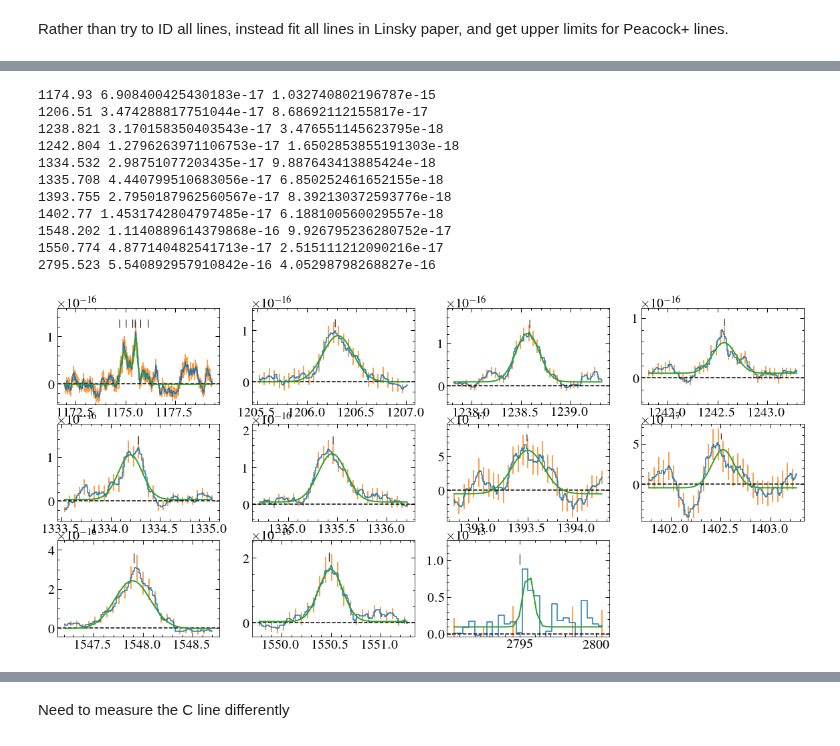
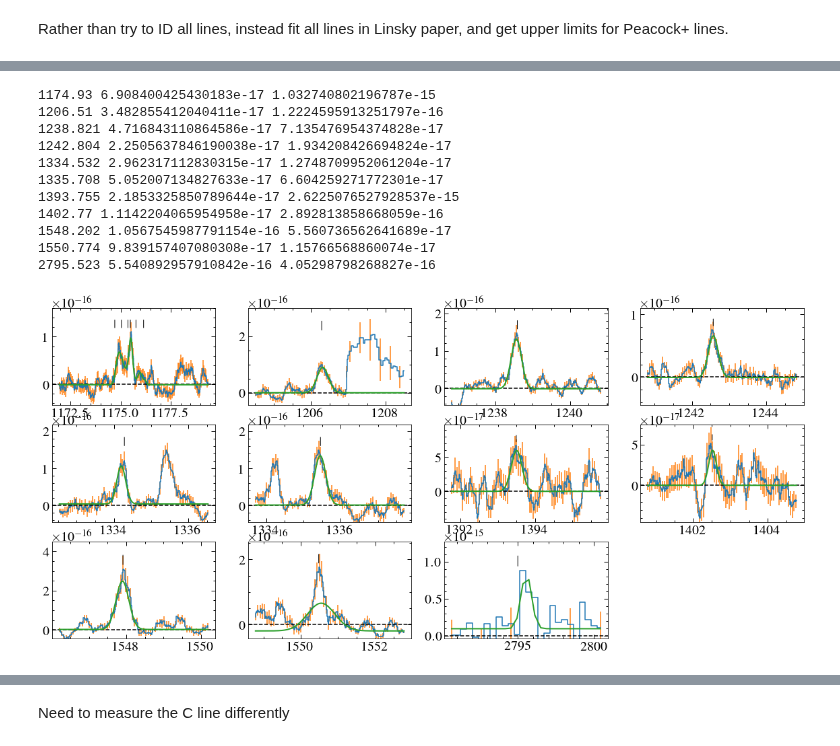
Before and after one commit to davidjwilson/SEDs, a Jupyter notebook: trappist-1/paper/line_measure.ipynb, the cells around one changed output, grey strips where cells are left out. Drawn from its saved outputs; the diff is of its cells as text; code cells hidden in the pictures.

```diff
--- a/trappist-1/paper/line_measure.ipynb
+++ b/trappist-1/paper/line_measure.ipynb
@@ -54,9 +54,9 @@ len(lines[lines > 1100])
 #t1data = Table.read('../combined/trappist-1_sed_var_res_v04.ecsv')
 t1data = Table.read('../../common/quicksaves/2MASS-J23062928-0502285_basic.ecsv')
 # %%
-w, f , e = t1data['WAVELENGTH'], t1data['FLUX'], t1data['ERROR']
+w, f , e = np.array(t1data['WAVELENGTH']), np.array(t1data['FLUX']), np.array(t1data['ERROR'])
 # %%
-cos_cut = (w > 1100) & (w < 3100)
+cos_cut = (w > 1100) & (w < 4200) #expanding to include Ca lines
 w, f, e = w[cos_cut], f[cos_cut], e[cos_cut]
 # %%
 smooth = 5
@@ -69,7 +69,7 @@ for i, line in enumerate(lines[lines > 1100]):
         f1 = convolve(f1,Box1DKernel(smooth))
         e1 = convolve(e1,Box1DKernel(smooth))/smooth**0.5
     #plt.figure(figsize=(5,5))
-    plt.subplot(10, 3, i+1)
+    plt.subplot(11, 3, i+1)
     plt.step(w1, f1, where='mid')
     dv_line = dv.to(u.AA, equivalencies=u.doppler_optical(line*u.AA))
     plt.axvline(dv_line.value, c='r', ls='--')
@@ -179,7 +181,7 @@ for i, lineset in enumerate(measured_lines):
         #if i in [5,7]:
          #   li -=0.2
         li = dv.to(u.AA, equivalencies=u.doppler_optical(li*u.AA))
-        gg_init += models.Gaussian1D(1e-16, li,0.1)
+        gg_init += models.Gaussian1D(1e-16, li.value,0.1)
     gg_fit = fitter(gg_init, w1, f1, weights = 1/e1, maxiter=1000000)
     if fitter.fit_info['param_cov'] is not None:
         fit_e = np.sqrt(np.diag(fitter.fit_info['param_cov']))
@@ -278,7 +281,7 @@ for i, lineset in enumerate(measured_lines2):
     if i ==10:
         line_mask = (w > lineset[0]-5) & (w < lineset[0]+5)
     elif len(lineset) == 1:
-        line_mask = (w > line-1) & (w < line+0.5)
+        line_mask = (w > line-2) & (w < line+2)
     else:
         line_mask = (w > lineset[0]-3) & (w < lineset[-1]+3)
     w1, f1, e1 = w[line_mask], f[line_mask], e[line_mask]
@@ -296,7 +299,7 @@ for i, lineset in enumerate(measured_lines2):
     for li in lineset:
         #if i in [5,7]:
          #   li -=0.2
-        li = dv.to(u.AA, equivalencies=u.doppler_optical(li*u.AA))
+        li = dv.to(u.AA, equivalencies=u.doppler_optical(li*u.AA)).value
 
         gg_init += models.Gaussian1D(flux_guess[i]*1e-16, li,0.1)
     if i ==10:
@@ -333,43 +336,43 @@ for i, lineset in enumerate(measured_lines2):
     flux = []
     error = []
     for j in range(len(lineset)):
 
         amp, ae = gg_fit[j+1].amplitude, fit_e[3*j+1]
         std, se = gg_fit[j+1].stddev, fit_e[3*j+2]
         if amp > 0:
             f_l, e_l = gauss_flux(amp, std, off, ae, se, oe)
             flux.append(f_l)
             error.append(e_l)
     flux = np.sum(np.array(flux))
     error = np.sum(np.array(error)**2)**0.5
     line_fluxes.append(flux)
     line_errors.append(error)
     print(line, flux, error)
 
     if i > 0:
         stds.append(gg_fit[1].stddev.value)
         amps.append(gg_fit[1].amplitude.value)
         means.append(gg_fit[1].mean.value)
         offs.append(gg_fit[0].amplitude.value)
 
 lines_table = Table([amps, means, stds, offs], names =['Amplitude', 'Mean', 'Stddev', 'Offset'])
 ascii.write(lines_table, 'emmision_lines_for.model.ecsv', format='ecsv', overwrite=True)
 
 
 #plt.tight_layout()
 # %% [output]
 1174.93 6.908400425430183e-17 1.032740802196787e-15
-1206.51 3.474288817751044e-17 8.68692112155817e-17
-1238.821 3.170158350403543e-17 3.476551145623795e-18
-1242.804 1.2796263971106753e-17 1.6502853855191303e-18
-1334.532 2.98751077203435e-17 9.887643413885424e-18
-1335.708 4.440799510683056e-17 6.850252461652155e-18
-1393.755 2.7950187962560567e-17 8.392130372593776e-18
-1402.77 1.4531742804797485e-17 6.188100560029557e-18
-1548.202 1.1140889614379868e-16 9.926795236280752e-17
-1550.774 4.877140482541713e-17 2.515111212090216e-17
+1206.51 3.482855412040411e-17 1.2224595913251797e-16
+1238.821 4.716843110864586e-17 7.135476954374828e-17
+1242.804 2.2505637846190038e-17 1.934208426694824e-17
+1334.532 2.962317112830315e-17 1.2748709952061204e-17
+1335.708 5.052007134827633e-17 6.604259271772301e-17
+1393.755 2.1853325850789644e-17 2.6225076527928537e-15
+1402.77 1.1142204065954958e-17 2.892813858668059e-16
+1548.202 1.0567545987791154e-16 5.560736562641689e-17
+1550.774 9.839157407080308e-17 1.15766568860074e-17
 2795.523 5.540892957910842e-16 4.05298798268827e-16
-[figure, old version]
+[figure, new version]
 # %%
 #flux_guess = [2, 1,2,2,2,2,1,1,5,4,10]
 # %%
```
Also changed, not shown: parts of 22 cells of this notebook, 11 other files.
